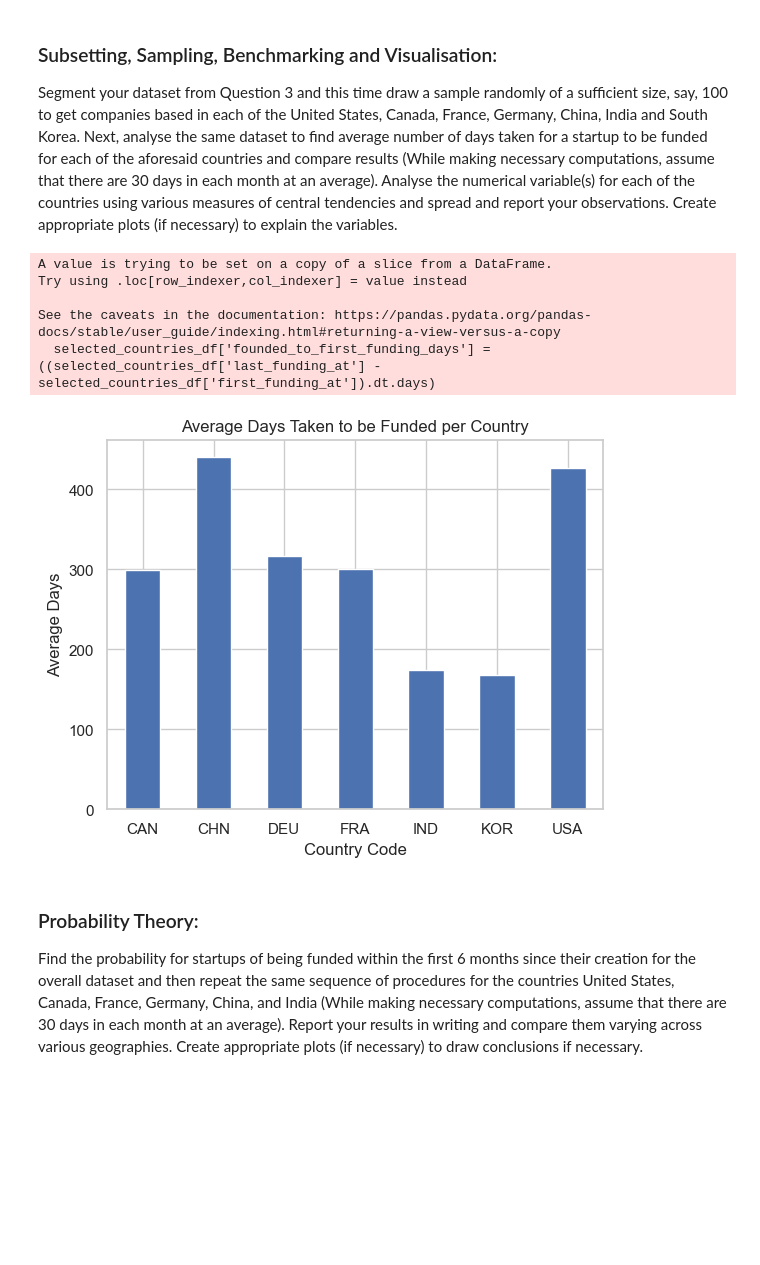
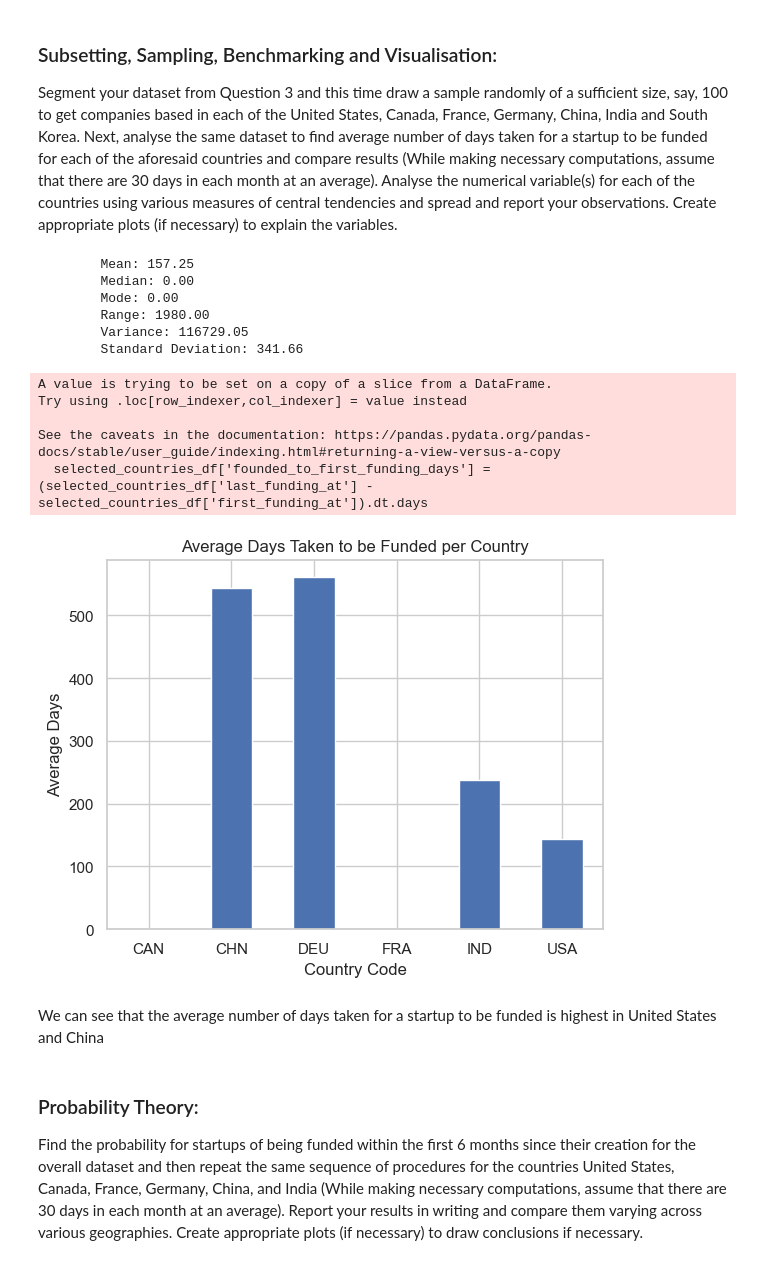
Before and after one commit to elenagin/Radiance-Group-Consulting, a Jupyter notebook: radiance_group_ginebra.ipynb, the cells around one changed output. Cells and saved outputs as stored; diff of their text form; code cells hidden in the pictures; blank space fills up the shorter version.

```diff
--- a/radiance_group_ginebra.ipynb
+++ b/radiance_group_ginebra.ipynb
@@ -300,23 +300,35 @@ In conclusion, the choice of sample size can significantly impact the summary st
 Segment your dataset from Question 3 and this time draw a sample randomly of a sufficient size, say, 100 to get companies based in each of the United States, Canada, France, Germany, China, India and South Korea. Next, analyse the same dataset to find average number of days taken for a startup to be funded for each of the aforesaid countries and compare results (While making necessary computations, assume that there are 30 days in each month at an average). Analyse the numerical variable(s) for each of the countries using various measures of central tendencies and spread and report your observations. Create appropriate plots (if necessary) to explain the variables.
 # %%
 selected_countries = ['USA', 'CAN', 'FRA', 'DEU', 'CHN', 'IND', 'KOR']
-selected_countries_mask = df['country_code'].isin(selected_countries)
-selected_countries_df = df[selected_countries_mask]
-selected_countries_df['founded_to_first_funding_days'] = ((selected_countries_df['last_funding_at'] - selected_countries_df['first_funding_at']).dt.days)
+random_sample_df = drop_outliers(dropped_outliers_df, 'funding_total_usd').sample(n=100)
+selected_countries_mask = random_sample_df['country_code'].isin(selected_countries)
+selected_countries_df = random_sample_df[selected_countries_mask]
+selected_countries_df['founded_to_first_funding_days'] = (selected_countries_df['last_funding_at'] - selected_countries_df['first_funding_at']).dt.days
+central_tendency(selected_countries_df['founded_to_first_funding_days'])
+measures_of_spread(selected_countries_df['founded_to_first_funding_days'])
+
+selected_countries_df.groupby('country_code')['founded_to_first_funding_days'].mean().astype(int).plot(kind='bar')
 sns.set(style='whitegrid')
-selected_countries_df.groupby('country_code')['founded_to_first_funding_days'].mean().astype(int).plot(kind='bar')
 plt.title('Average Days Taken to be Funded per Country')
 plt.xlabel('Country Code')
 plt.ylabel('Average Days')
 plt.xticks(rotation=0)
 plt.show()
 # %% [output]
-A value is trying to be set on a copy of a slice from a DataFrame.
-Try using .loc[row_indexer,col_indexer] = value instead
-
-See the caveats in the documentation: https://pandas.pydata.org/pandas-docs/stable/user_guide/indexing.html#returning-a-view-versus-a-copy
-  selected_countries_df['founded_to_first_funding_days'] = ((selected_countries_df['last_funding_at'] - selected_countries_df['first_funding_at']).dt.days)
+        Mean: 157.25
+        Median: 0.00
+        Mode: 0.00
+        Range: 1980.00
+        Variance: 116729.05
+        Standard Deviation: 341.66
+A value is trying to be set on a copy of a slice from a DataFrame.
+Try using .loc[row_indexer,col_indexer] = value instead
+
+See the caveats in the documentation: https://pandas.pydata.org/pandas-docs/stable/user_guide/indexing.html#returning-a-view-versus-a-copy
+  selected_countries_df['founded_to_first_funding_days'] = (selected_countries_df['last_funding_at'] - selected_countries_df['first_funding_at']).dt.days
-[figure, old version]
+[figure, new version]
+# %% [markdown]
+We can see that the average number of days taken for a startup to be funded is highest in United States and China
 # %% [markdown]
 ### Probability Theory:
 Find the probability for startups of being funded within the first 6 months since their creation for the overall dataset and then repeat the same sequence of procedures for the countries United States, Canada, France, Germany, China, and India (While making necessary computations, assume that there are 30 days in each month at an average). Report your results in writing and compare them varying across various geographies. Create appropriate plots (if necessary) to draw conclusions if necessary.
```
